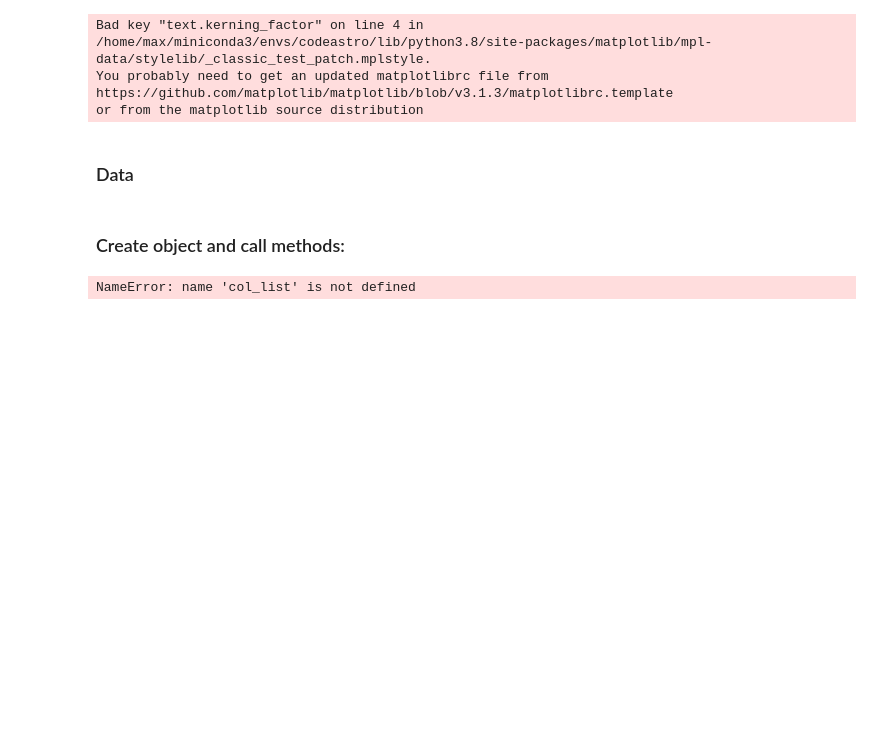
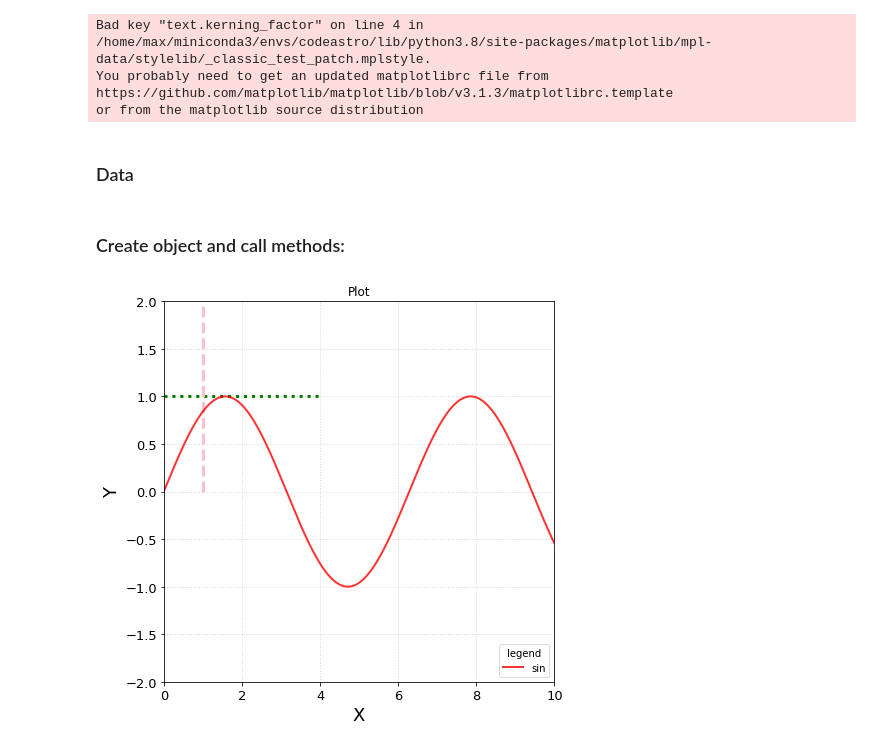
Before and after one commit to kanti92/CodeAstro_project, a Jupyter notebook: first_class.ipynb, the cells around one changed output. Cells and saved outputs as stored; diff of their text form; code cells hidden in the pictures; blank space fills up the shorter version.

Commit message:
Group types of data

```diff
--- a/first_class.ipynb
+++ b/first_class.ipynb
@@ -85,14 +85,16 @@ y2 = np.tan(x)
 y3 = np.sin(x)
 
 data = list([x, y1, y2, y3])
-data = np.transpose(data)
-dd = pd.DataFrame(data, columns=['x', 'cos', 'tan', 'sin'])
+data0 = np.transpose(data)
+data1 = pd.DataFrame(data0, columns=['x', 'cos', 'tan', 'sin'])
+data2 = ((9,7,5), (8,6,5), (3,1,2), (33,4,55), (4,5,6))
+data3 = [(9,7,5), (8,6,5), (3,1,2), (33,4,55), (4,5,6)]
 # %% [markdown]
 ### Create object and call methods:
 # %%
 nb_rows_col = (1,1)
 c = general_plots(nb_rows_col)
 # %%
-c.line(dd, col_list=['x','sin'])
+c.line(data0, col_list=['x','sin'])
 # %% [output]
-NameError: name 'col_list' is not defined
+[figure, added]
```
Also changed, not shown: parts of 2 cells of this notebook.
